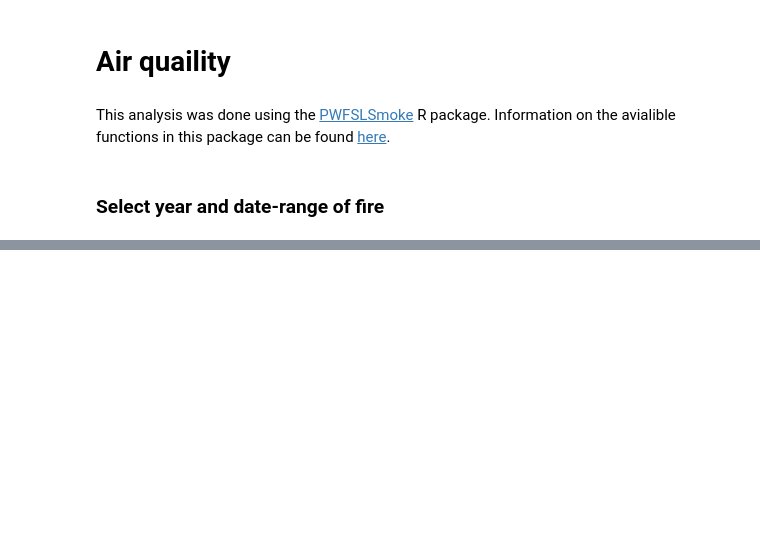
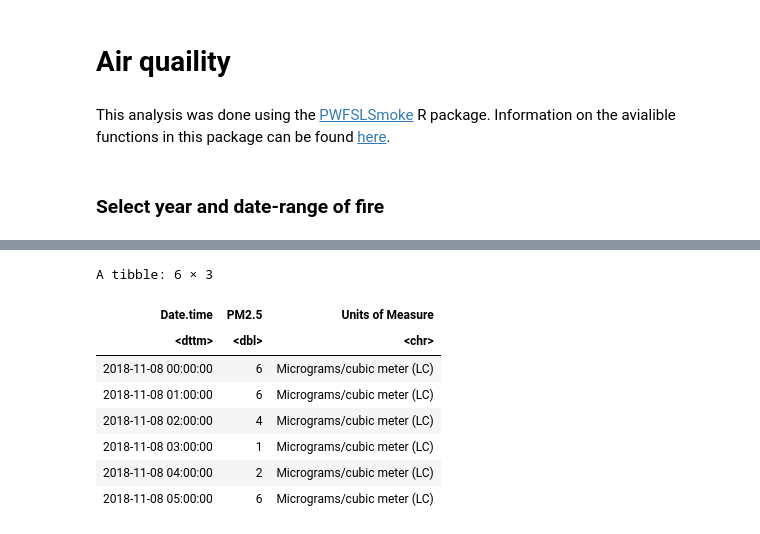
Before and after one commit to nasiegel88/airquality, a Jupyter notebook: airquality.ipynb, the cells around one changed output, grey strips where cells are left out. Cells and saved outputs as stored; diff of their text form; code cells hidden in the pictures; blank space fills up the shorter version.

```diff
--- a/airquality.ipynb
+++ b/airquality.ipynb
@@ -28 +31,19 @@ fire_location <-
+# %%
+wf <- process.raw.epa(year = '2018',
+                      state = 'California',
+                      monitor = '2', # EPA monitor
+                      param = '88502', # Pollutant EPA code
+                      start.date = '2018-11-08',
+                      end.date = '2018-11-23')
+head(wf)
+# %% [output]
+A tibble: 6 × 3
+| Date.time | PM2.5 | Units of Measure |
+| <dttm> | <dbl> | <chr> |
+| 2018-11-08 00:00:00 | 6 | Micrograms/cubic meter (LC) |
+| 2018-11-08 01:00:00 | 6 | Micrograms/cubic meter (LC) |
+| 2018-11-08 02:00:00 | 4 | Micrograms/cubic meter (LC) |
+| 2018-11-08 03:00:00 | 1 | Micrograms/cubic meter (LC) |
+| 2018-11-08 04:00:00 | 2 | Micrograms/cubic meter (LC) |
+| 2018-11-08 05:00:00 | 6 | Micrograms/cubic meter (LC) |
 # %%
```
Also changed, not shown: parts of 10 cells of this notebook.
